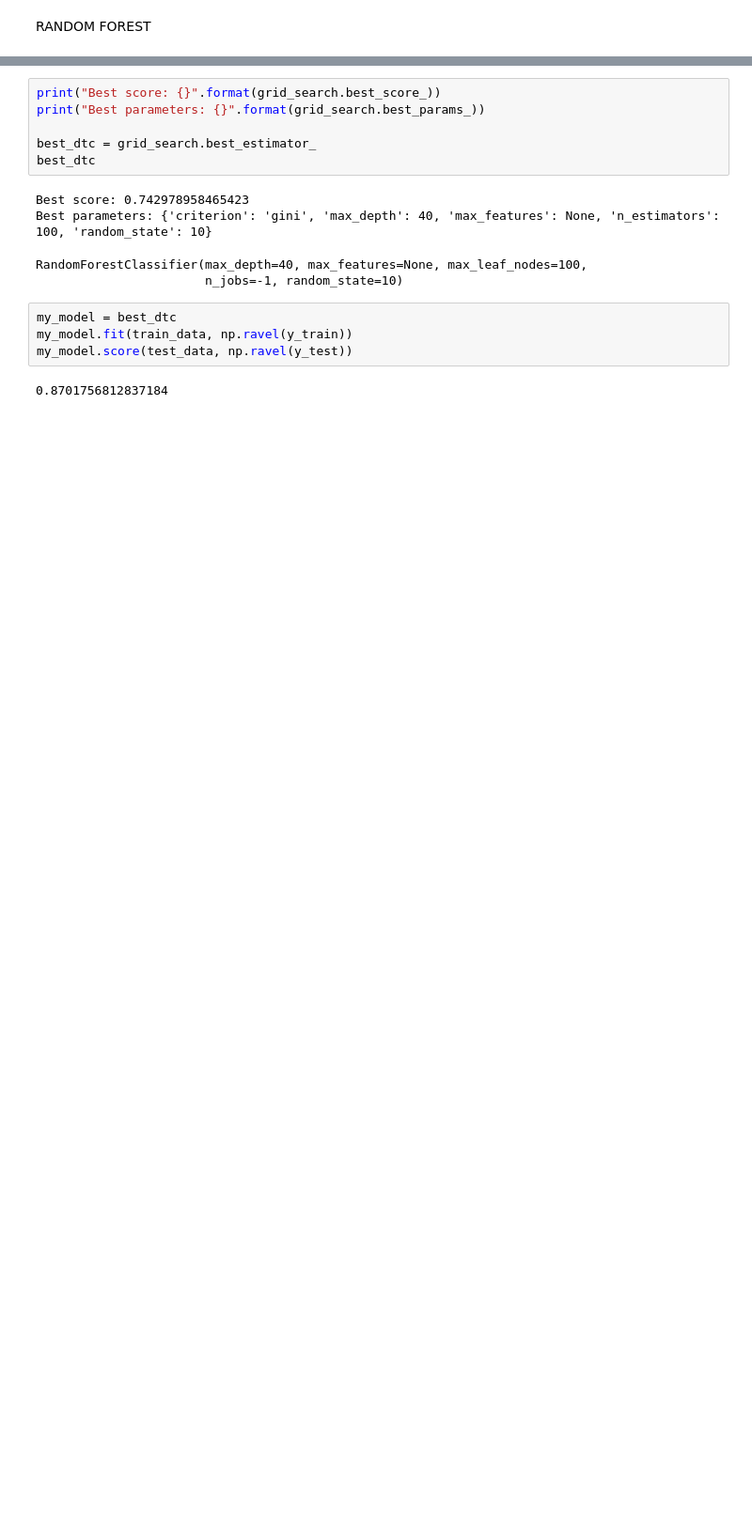
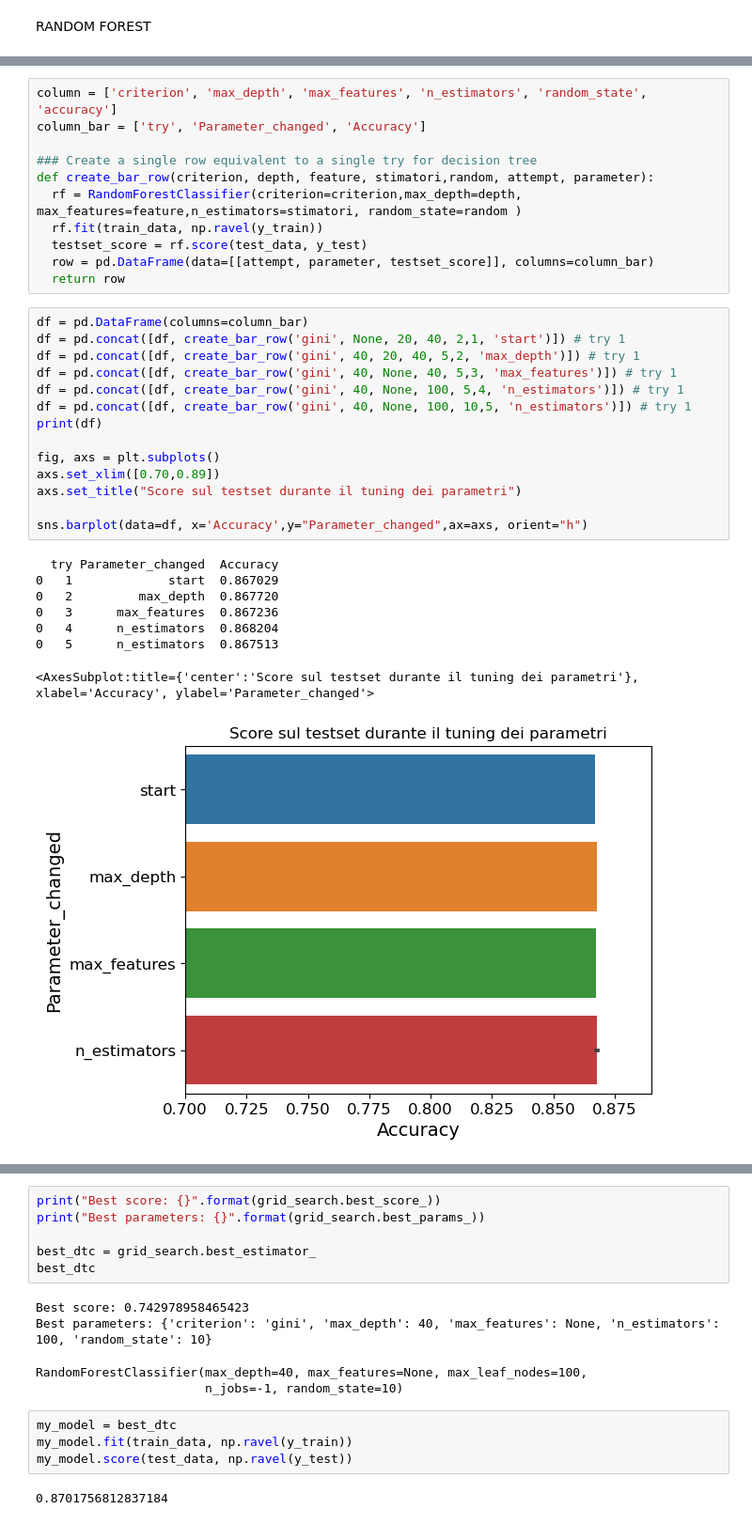
Before and after one commit to RagnOh/ProgettoMLDM, a Jupyter notebook: Decision_tree/D_Tree.ipynb, the cells around one changed output, grey strips where cells are left out. Shown at 94% size. Drawn from its saved outputs; the diff is of its cells as text; blank space fills up the shorter version.

```diff
--- a/Decision_tree/D_Tree.ipynb
+++ b/Decision_tree/D_Tree.ipynb
@@ -193 +211,35 @@ RANDOM FOREST
+# %%
+column = ['criterion', 'max_depth', 'max_features', 'n_estimators', 'random_state', 'accuracy']
+column_bar = ['try', 'Parameter_changed', 'Accuracy']
+
+### Create a single row equivalent to a single try for decision tree
+def create_bar_row(criterion, depth, feature, stimatori,random, attempt, parameter):
+  rf = RandomForestClassifier(criterion=criterion,max_depth=depth, max_features=feature,n_estimators=stimatori, random_state=random )
+  rf.fit(train_data, np.ravel(y_train))
+  testset_score = rf.score(test_data, y_test)
+  row = pd.DataFrame(data=[[attempt, parameter, testset_score]], columns=column_bar)
+  return row
+# %%
+df = pd.DataFrame(columns=column_bar)
+df = pd.concat([df, create_bar_row('gini', None, 20, 40, 2,1, 'start')]) # try 1
+df = pd.concat([df, create_bar_row('gini', 40, 20, 40, 5,2, 'max_depth')]) # try 1
+df = pd.concat([df, create_bar_row('gini', 40, None, 40, 5,3, 'max_features')]) # try 1
+df = pd.concat([df, create_bar_row('gini', 40, None, 100, 5,4, 'n_estimators')]) # try 1
+df = pd.concat([df, create_bar_row('gini', 40, None, 100, 10,5, 'n_estimators')]) # try 1
+print(df)
+
+fig, axs = plt.subplots()
+axs.set_xlim([0.70,0.89])
+axs.set_title("Score sul testset durante il tuning dei parametri")
+
+sns.barplot(data=df, x='Accuracy',y="Parameter_changed",ax=axs, orient="h")
+# %% [output]
+  try Parameter_changed  Accuracy
+0   1             start  0.867029
+0   2         max_depth  0.867720
+0   3      max_features  0.867236
+0   4      n_estimators  0.868204
+0   5      n_estimators  0.867513
+<AxesSubplot:title={'center':'Score sul testset durante il tuning dei parametri'}, xlabel='Accuracy', ylabel='Parameter_changed'>
+[figure, added]
 # %%
```
Also changed, not shown: parts of 13 cells of this notebook, 3 other files.
